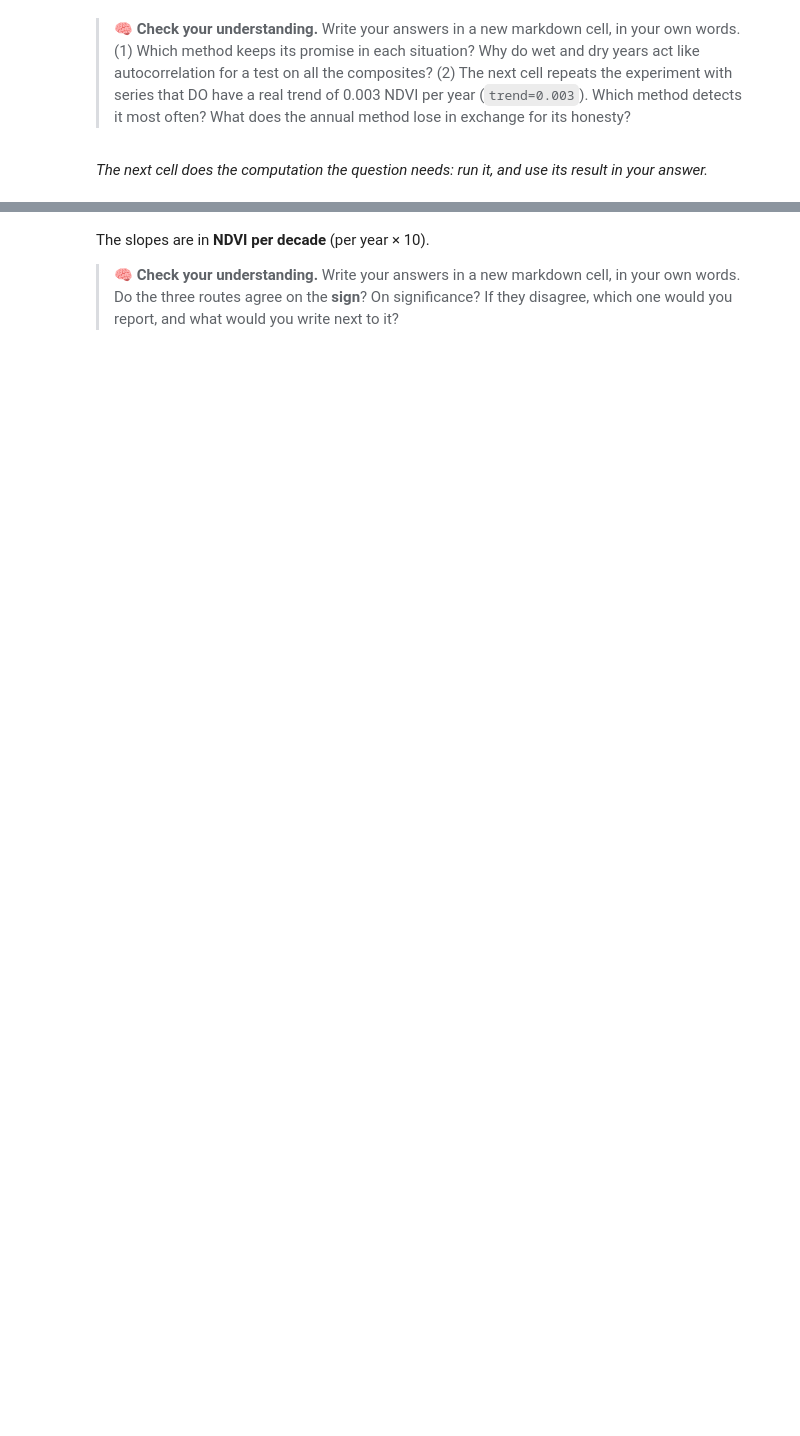
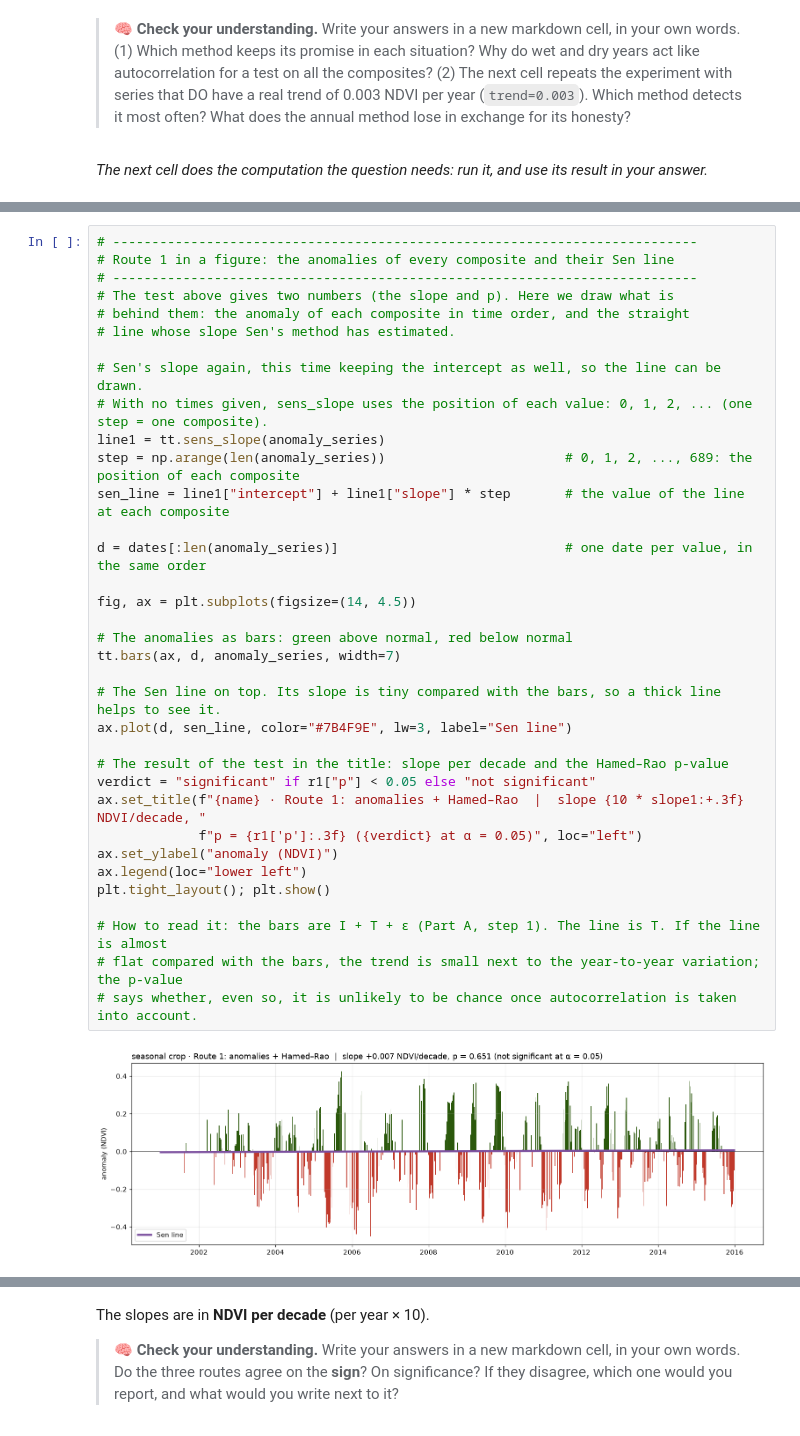
Before and after one commit to un-msc-geomatica/geoprocessing_20262, a Jupyter notebook: notebooks/week10_partB_trends.ipynb, the cells around one changed output, grey strips where cells are left out. Drawn from its saved outputs; the diff is of its cells as text; blank space fills up the shorter version.

Commit message:
changed part b

```diff
--- a/notebooks/week10_partB_trends.ipynb
+++ b/notebooks/week10_partB_trends.ipynb
@@ -223,3 +493,40 @@ print(f"Route 1, anomalies + Hamed-Rao: slope {10 * slope1:+.3f} NDVI/decade, p
+# %%
+# ---------------------------------------------------------------------------
+# Route 1 in a figure: the anomalies of every composite and their Sen line
+# ---------------------------------------------------------------------------
+# The test above gives two numbers (the slope and p). Here we draw what is
+# behind them: the anomaly of each composite in time order, and the straight
+# line whose slope Sen's method has estimated.
+
+# Sen's slope again, this time keeping the intercept as well, so the line can be drawn.
+# With no times given, sens_slope uses the position of each value: 0, 1, 2, ... (one step = one composite).
+line1 = tt.sens_slope(anomaly_series)
+step = np.arange(len(anomaly_series))                       # 0, 1, 2, ..., 689: the position of each composite
+sen_line = line1["intercept"] + line1["slope"] * step       # the value of the line at each composite
+
+d = dates[:len(anomaly_series)]                             # one date per value, in the same order
+
+fig, ax = plt.subplots(figsize=(14, 4.5))
+
+# The anomalies as bars: green above normal, red below normal
+tt.bars(ax, d, anomaly_series, width=7)
+
+# The Sen line on top. Its slope is tiny compared with the bars, so a thick line helps to see it.
+ax.plot(d, sen_line, color="#7B4F9E", lw=3, label="Sen line")
+
+# The result of the test in the title: slope per decade and the Hamed–Rao p-value
+verdict = "significant" if r1["p"] < 0.05 else "not significant"
+ax.set_title(f"{name} · Route 1: anomalies + Hamed–Rao  |  slope {10 * slope1:+.3f} NDVI/decade, "
+             f"p = {r1['p']:.3f} ({verdict} at α = 0.05)", loc="left")
+ax.set_ylabel("anomaly (NDVI)")
+ax.legend(loc="lower left")
+plt.tight_layout(); plt.show()
+
+# How to read it: the bars are I + T + ε (Part A, step 1). The line is T. If the line is almost
+# flat compared with the bars, the trend is small next to the year-to-year variation; the p-value
+# says whether, even so, it is unlikely to be chance once autocorrelation is taken into account.
+# %% [output]
+[figure, added]
 # %%
 # Route 2 - seasonal Mann-Kendall: composite 1 is compared only with composite 1 of other years, etc.
 #           A peak is never compared with a trough, so the seasonal cycle does not need to be removed.
```
Also changed, not shown: parts of 39 cells of this notebook.
